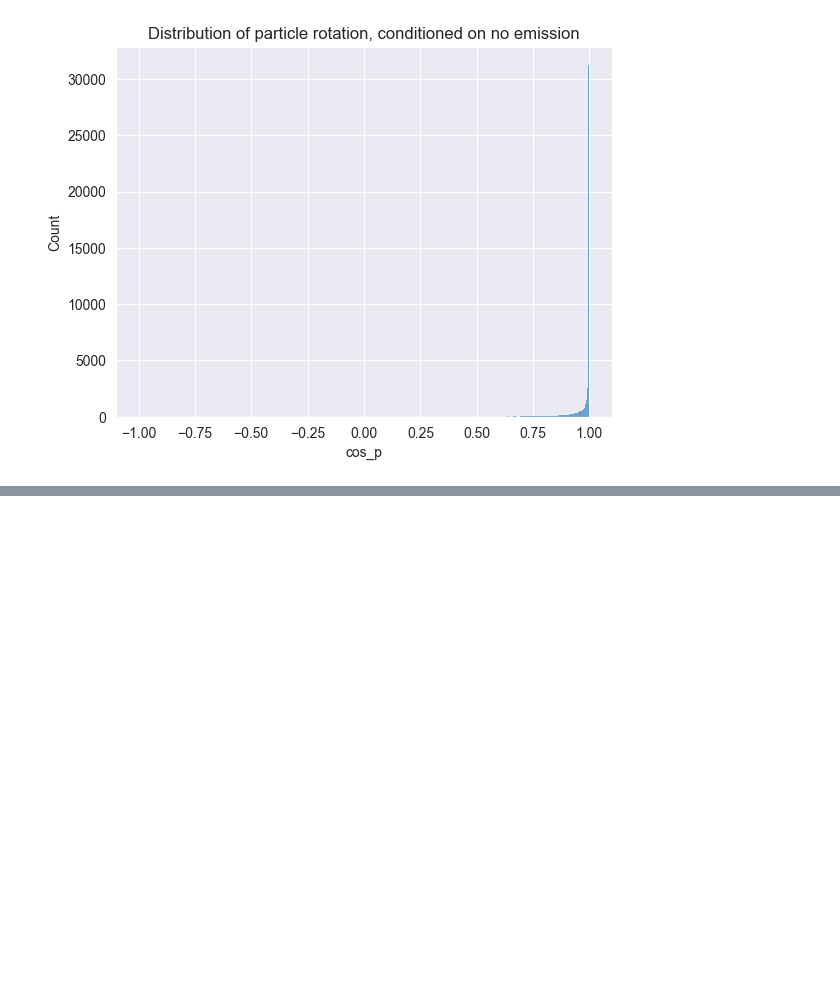
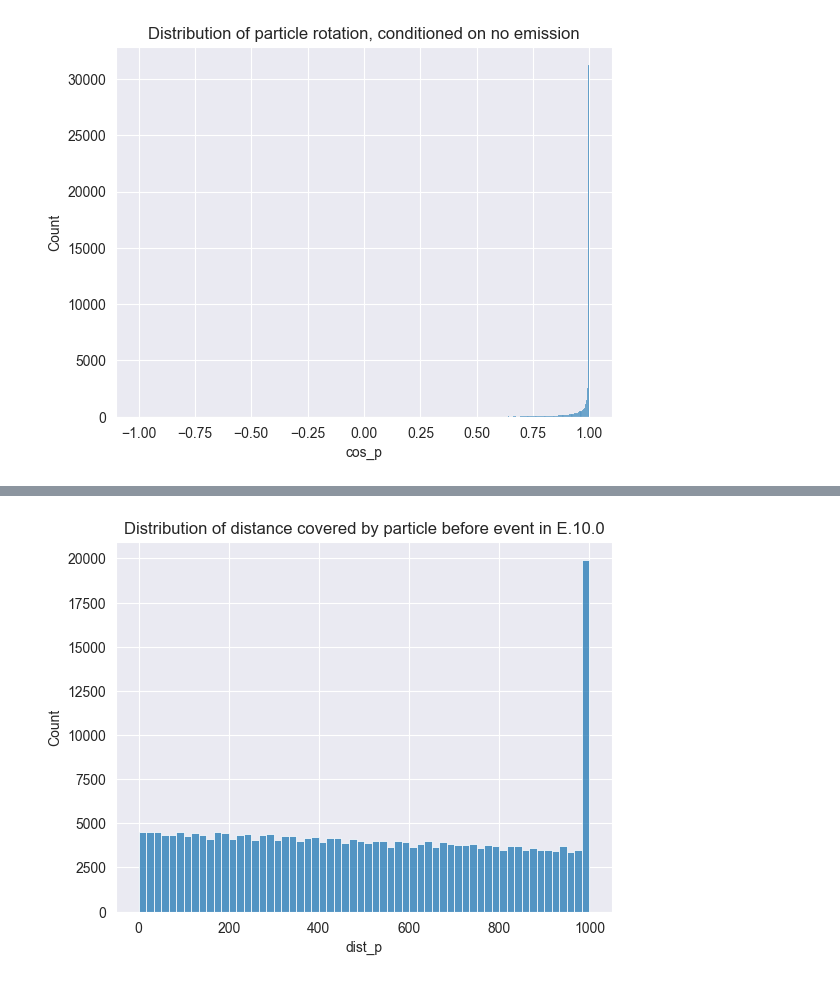
Before and after one commit to Dicedead/CS433project, a Jupyter notebook: project2/src/analysis.ipynb, the cells around one changed output, grey strips where cells are left out. Drawn from its saved outputs; the diff is of its cells as text; code cells hidden in the pictures; blank space fills up the shorter version.

```diff
--- a/project2/src/analysis.ipynb
+++ b/project2/src/analysis.ipynb
@@ -165,0 +174,3 @@ sns.histplot(lung_df[lung_df['emission'] == 0]['cos_p'], bins=400).set(title="Di
+# %%
+%%time
+lung_df = jsontodf("../json_data/json_lung/compressed_E_10.0.json")
@@ -165,0 +180,4 @@ sns.histplot(lung_df[lung_df['emission'] == 0]['cos_p'], bins=400).set(title="Di
+# %%
+sns.histplot(lung_df["dist_p"]).set(title="Distribution of distance covered by particle before event in E.10.0");
+# %% [output]
+[figure, added]
```
Also changed, not shown: parts of 12 cells of this notebook, 16 other files.
